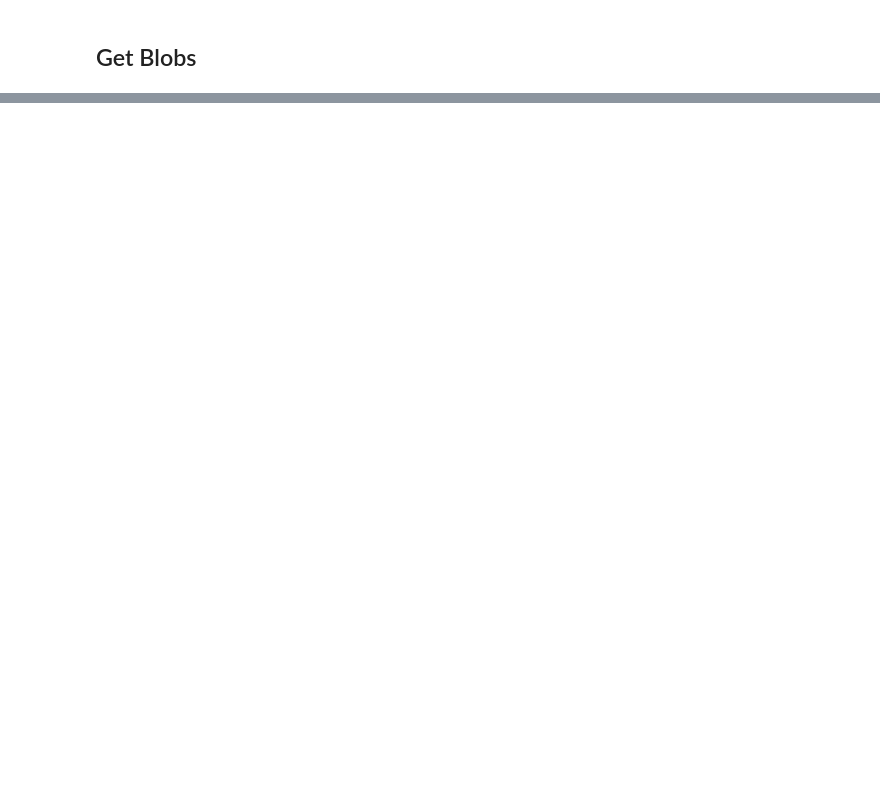
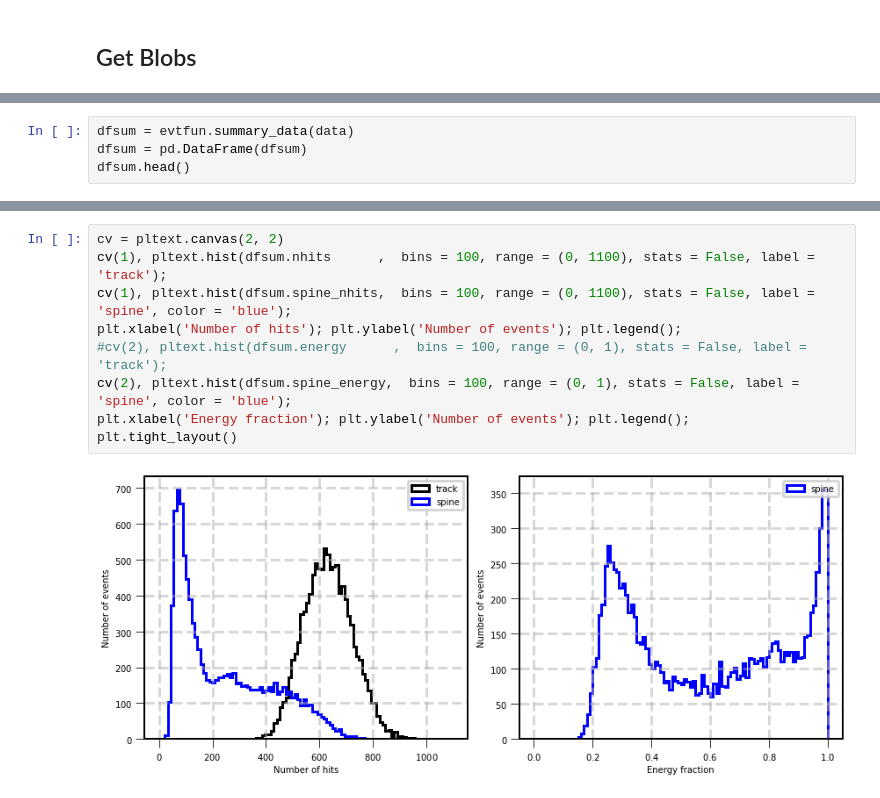
Before and after one commit to jahernando/nextana, a Jupyter notebook: NB/topo/topo_cnn_deconv.ipynb, the cells around one changed output, grey strips where cells are left out. Drawn from its saved outputs; the diff is of its cells as text; blank space fills up the shorter version.

Commit message:
zora - process events and produce a summary

```diff
--- a/NB/topo/topo_cnn_deconv.ipynb
+++ b/NB/topo/topo_cnn_deconv.ipynb
@@ -163,0 +147,4 @@ graphfun.display_graph(graph, extremes = (u, v), blobs = blobs)
+# %%
+dfsum = evtfun.summary_data(data)
+dfsum = pd.DataFrame(dfsum)
+dfsum.head()
@@ -163,0 +159,11 @@ graphfun.display_graph(graph, extremes = (u, v), blobs = blobs)
+# %%
+cv = pltext.canvas(2, 2)
+cv(1), pltext.hist(dfsum.nhits      ,  bins = 100, range = (0, 1100), stats = False, label = 'track');
+cv(1), pltext.hist(dfsum.spine_nhits,  bins = 100, range = (0, 1100), stats = False, label = 'spine', color = 'blue');
+plt.xlabel('Number of hits'); plt.ylabel('Number of events'); plt.legend();
+#cv(2), pltext.hist(dfsum.energy      ,  bins = 100, range = (0, 1), stats = False, label = 'track');
+cv(2), pltext.hist(dfsum.spine_energy,  bins = 100, range = (0, 1), stats = False, label = 'spine', color = 'blue');
+plt.xlabel('Energy fraction'); plt.ylabel('Number of events'); plt.legend();
+plt.tight_layout()
+# %% [output]
+[figure, added]
```
Also changed, not shown: parts of 12 cells of this notebook, 5 other files.
